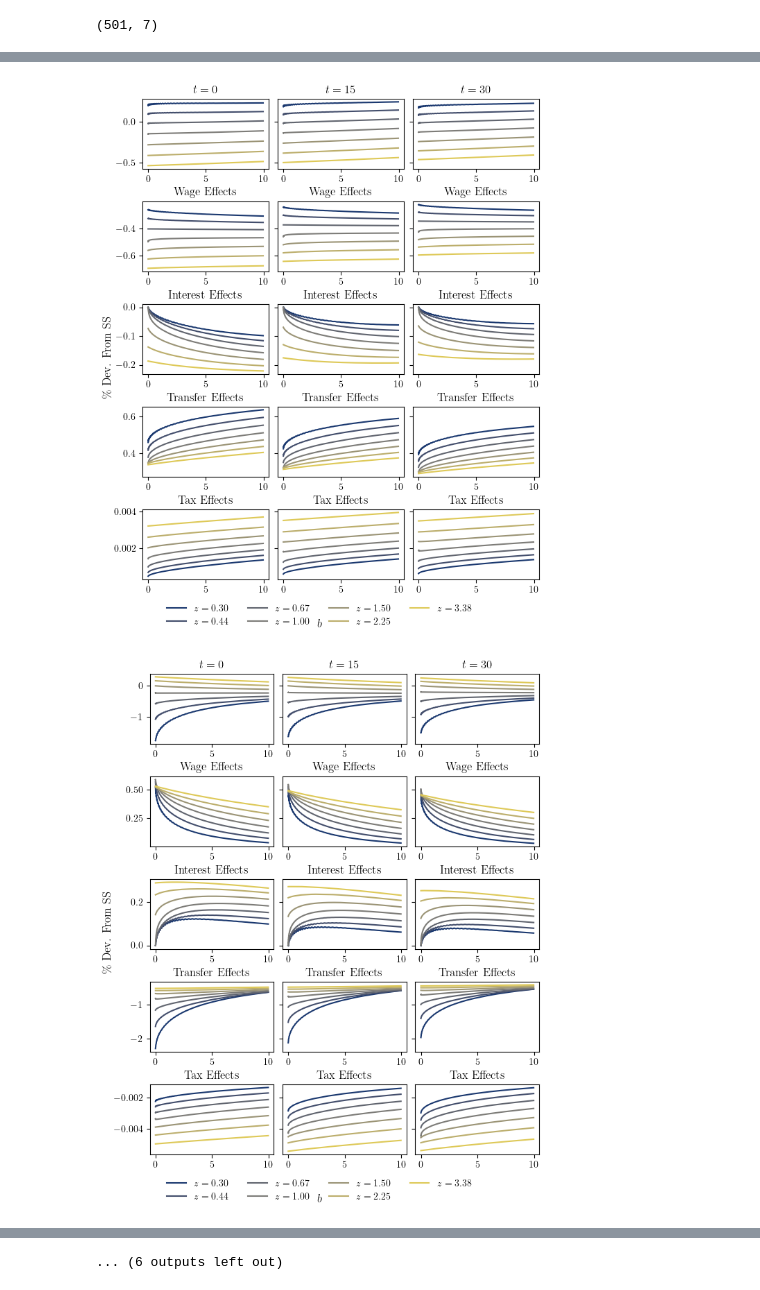
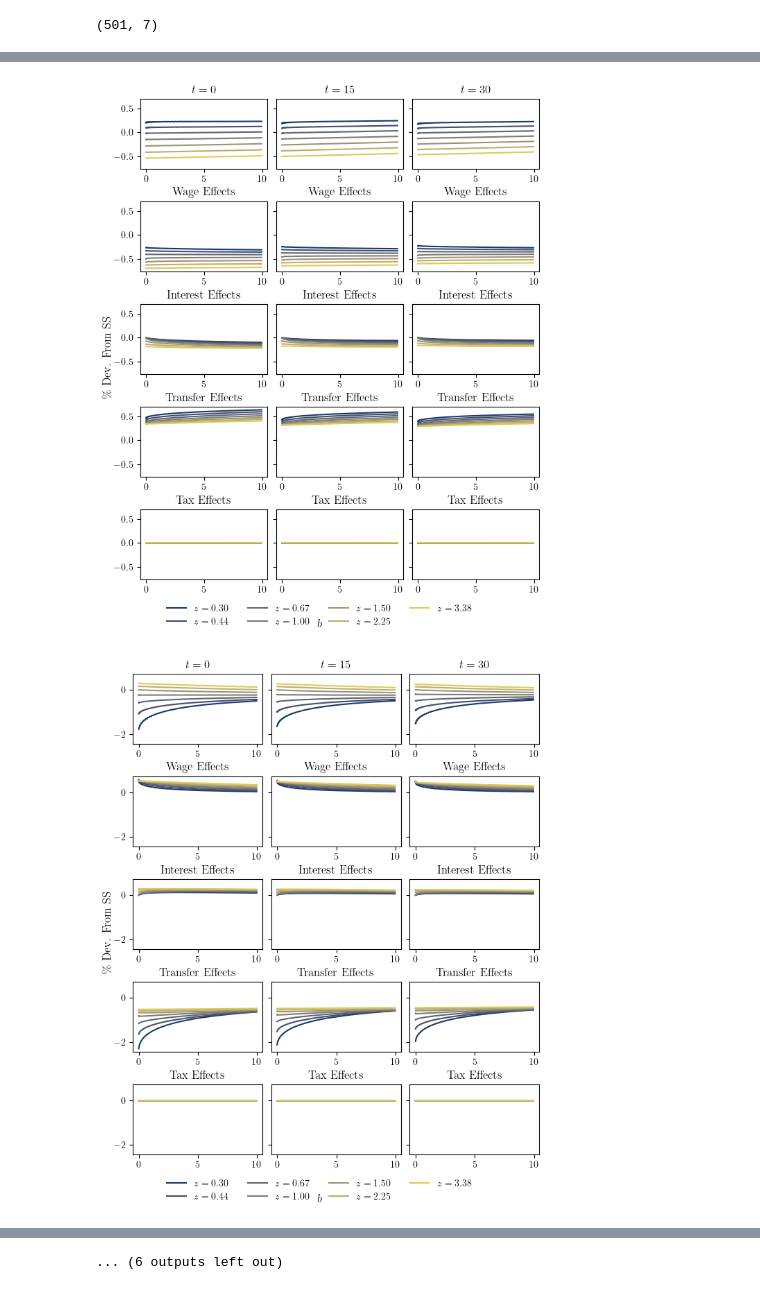
Before and after one commit to GavinEngelstad/HANK-Honors, a Jupyter notebook: notebooks/results.ipynb, the cells around one changed output, grey strips where cells are left out. Cells and saved outputs as stored; diff of their text form; code cells hidden in the pictures.

```diff
--- a/notebooks/results.ipynb
+++ b/notebooks/results.ipynb
@@ -597,7 +599,7 @@ sns.set_palette(sns.color_palette('cividis', n_colors=7))
 for Z in irf_decomp.keys():
     for x in ['c', 'l', 'a']:
         ## plot policy rule irfs
-        fig, axs = plt.subplots(5, 3, sharey='row')
+        fig, axs = plt.subplots(5, 3, sharey=True)
         fig.set_figheight(8)
         fig.set_figwidth(6.5)
         fig.supxlabel('$b$')
@@ -630,5 +632,5 @@ for Z in irf_decomp.keys():
         fig.tight_layout(pad=0.5)
         fig.subplots_adjust(bottom=1/10)
         fig.legend(handles=lns, ncol=4, loc='lower center', bbox_to_anchor=(0.5, 0), frameon=False)
-        fig.savefig(f'paper/figures/{x}_{Z}_irf.pgf')
+        # fig.savefig(f'paper/figures/{x}_{Z}_irf.pgf')
 # %% [output]
@@ -638,2 +640,2 @@ for Z in irf_decomp.keys():
-[figure, old version]
+[figure, new version]
-[figure, old version]
+[figure, new version]
```
Also changed, not shown: parts of 4 cells of this notebook, 21 other files.
